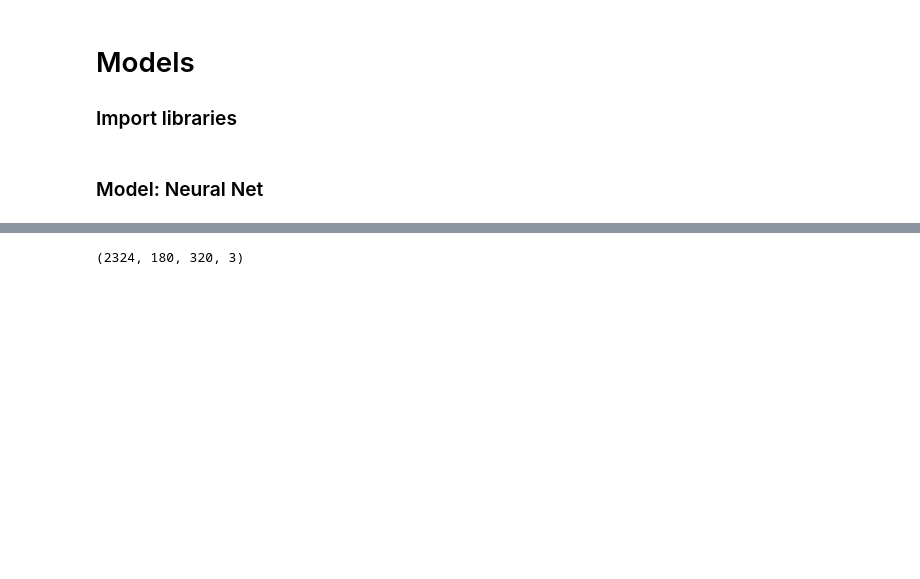
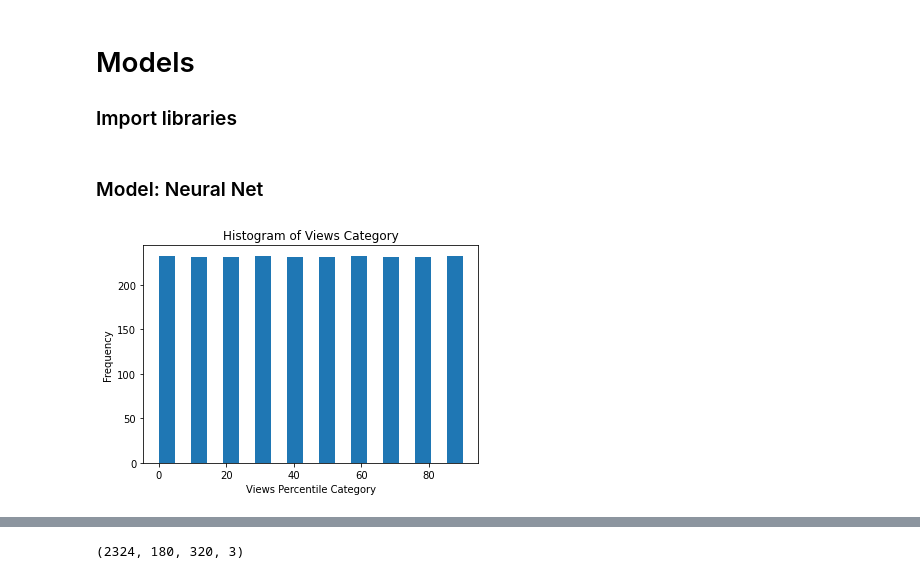
Before and after one commit to maxencefrenette/youtube-views-predictor, a Jupyter notebook: src/models/models-cnn-thumbnails.ipynb, the cells around one changed output, grey strips where cells are left out. Cells and saved outputs as stored; diff of their text form; code cells hidden in the pictures; blank space fills up the shorter version.

```diff
--- a/src/models/models-cnn-thumbnails.ipynb
+++ b/src/models/models-cnn-thumbnails.ipynb
@@ -26,2 +31,13 @@ IMAGE_PATH = '../data/Youtube Thumbnails/' # replace with your path
 # %%
 X_train, y_train,X_test,y_test = process_data(buckets = 10)
+# %%
+y = np.concatenate([y_train, y_test])
+
+# Plot histogram
+plt.hist(y, bins=19)
+plt.title('Histogram of Views Category')
+plt.xlabel('Views Percentile Category')
+plt.ylabel('Frequency')
+plt.show()
+# %% [output]
+[figure, added]
```
Also changed, not shown: parts of 16 cells of this notebook, 1 other file.
